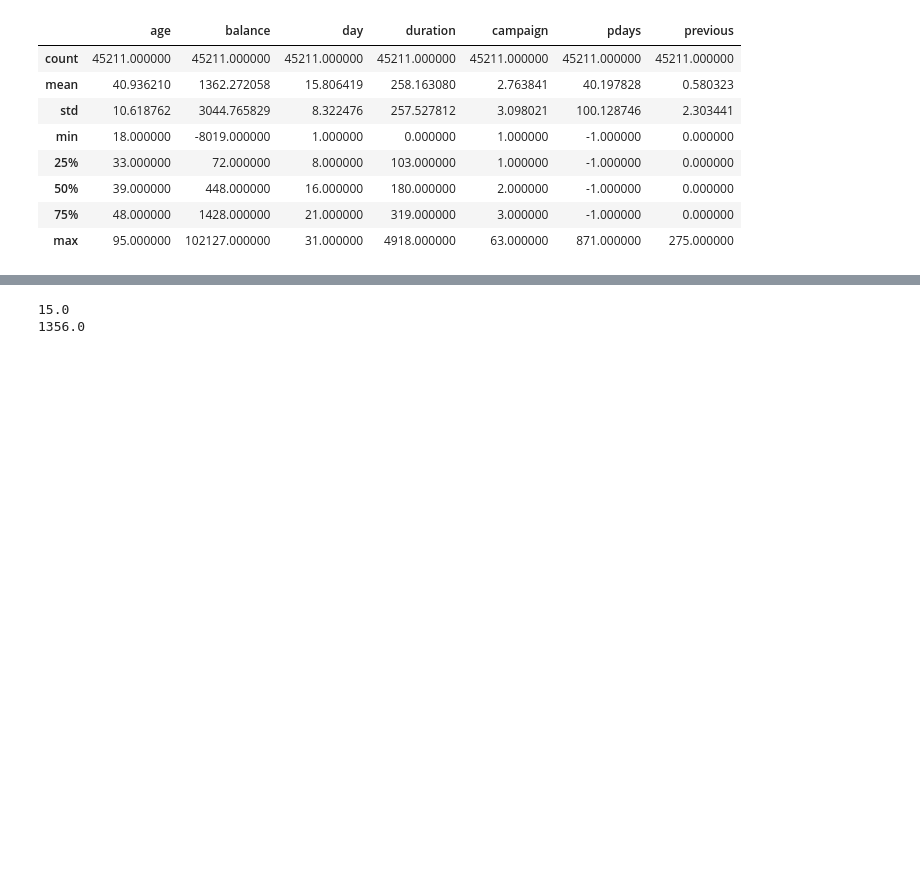
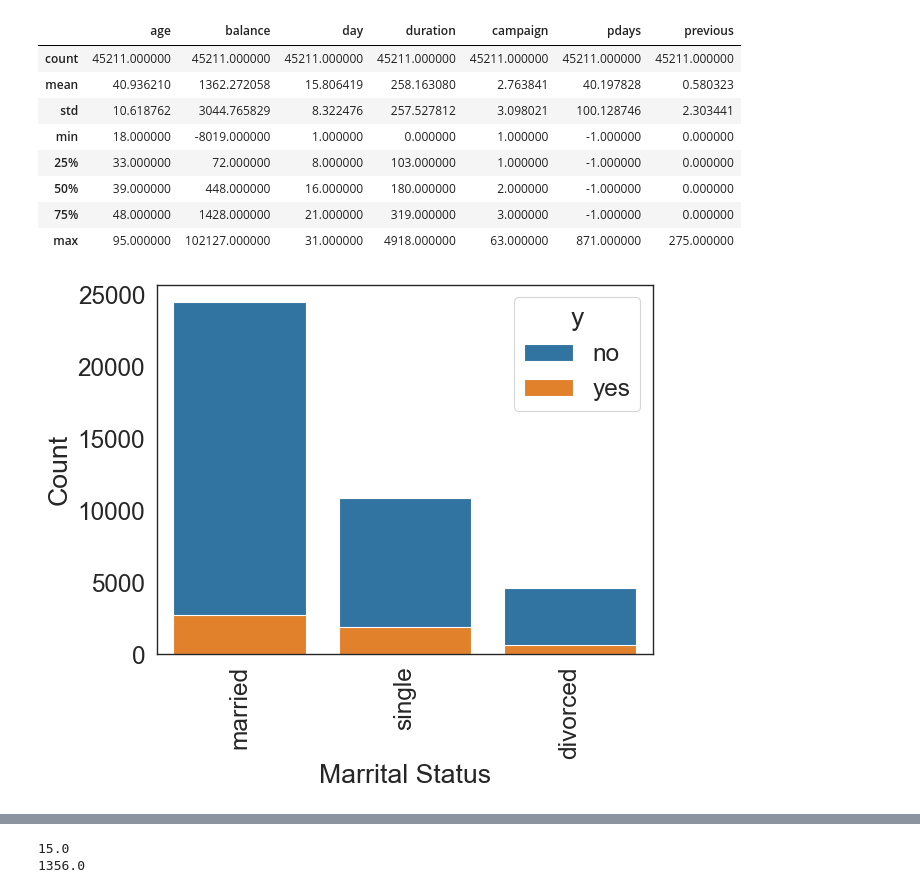
Before and after one commit to Soorabh/BankCustomerSubscription, a Jupyter notebook: notebooks/Bank Customer Term subscription.ipynb, the cells around one changed output, grey strips where cells are left out. Cells and saved outputs as stored; diff of their text form; code cells hidden in the pictures; blank space fills up the shorter version.

```diff
--- a/notebooks/Bank Customer Term subscription.ipynb
+++ b/notebooks/Bank Customer Term subscription.ipynb
@@ -57,3 +59,15 @@ bank_data.describe()
 | 50% | 39.000000 | 448.000000 | 16.000000 | 180.000000 | 2.000000 | -1.000000 | 0.000000 |
 | 75% | 48.000000 | 1428.000000 | 21.000000 | 319.000000 | 3.000000 | -1.000000 | 0.000000 |
 | max | 95.000000 | 102127.000000 | 31.000000 | 4918.000000 | 63.000000 | 871.000000 | 275.000000 |
+# %%
+# EDA
+
+#Marrital Status vs TDS
+
+ax = sns.countplot(data = bank_data , x = 'marital', hue ='y', dodge= False)
+plt.xlabel('Marrital Status')
+plt.ylabel('Count')
+plt.xticks(rotation = 90)
+plt.show()
+# %% [output]
+[figure, added]
```
Also changed, not shown: parts of 45 cells of this notebook, 1 other file.
